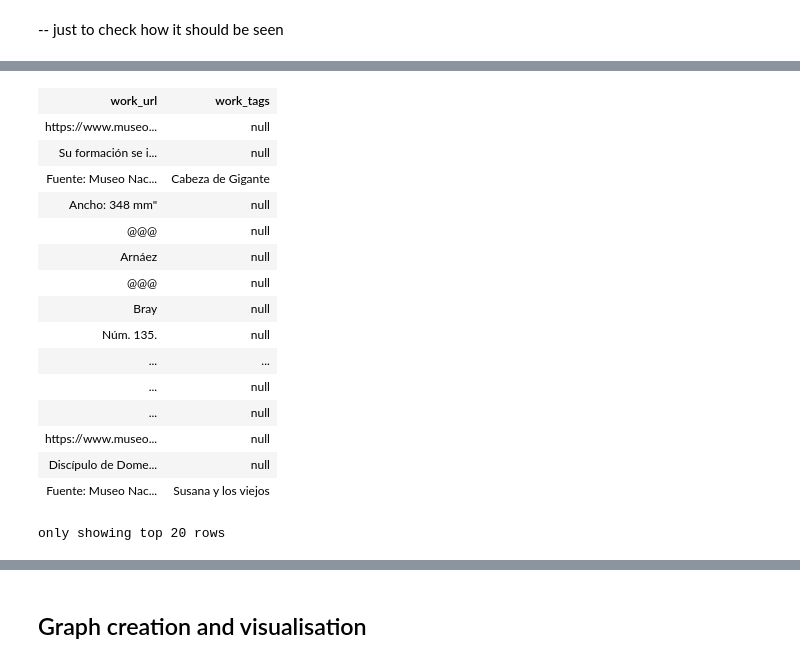
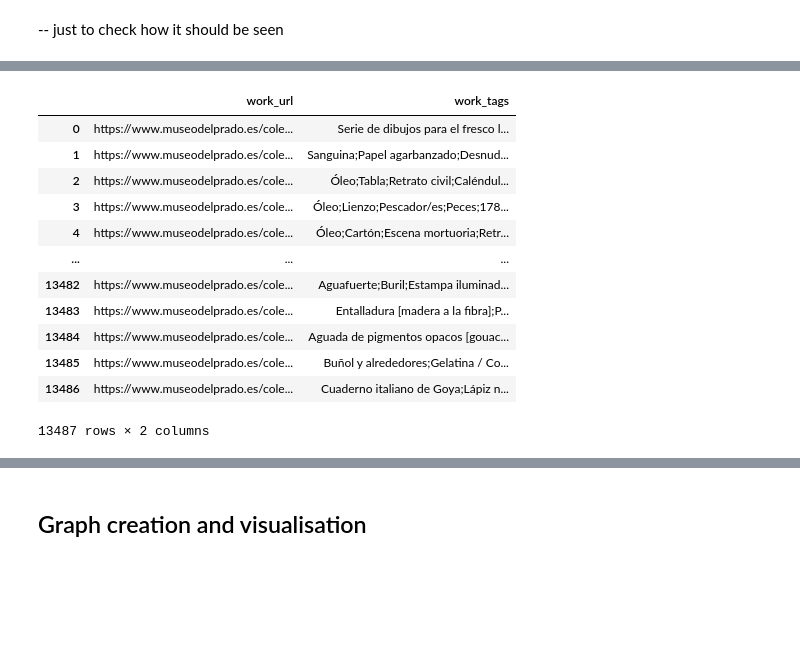
Before and after one commit to dariashcherbakovaaa/Algorithms-for-massive-data, a Jupyter notebook: Algorithms_for_massive_data.ipynb, the cells around one changed output, grey strips where cells are left out. Saved outputs shown, nothing was run; the diff lists cells and outputs as text; code cells hidden in the pictures; blank space fills up the shorter version.

```diff
--- a/Algorithms_for_massive_data.ipynb
+++ b/Algorithms_for_massive_data.ipynb
@@ -130,21 +69,3 @@ root
 # %%
-prado = prada_museum.select(['work_url', 'work_tags'])
+prado = prado_museum.select(['work_url', 'work_tags'])
 prado
-# %% [output]
-| work_url | work_tags |
-| https://www.museo... | null |
-| Su formación se i... | null |
-| Fuente: Museo Nac... | Cabeza de Gigante |
-| Ancho: 348 mm" | null |
-| @@@ | null |
-| Arnáez | null |
-| @@@ | null |
-| Bray | null |
-| Núm. 135. | null |
-| ... | ... |
-| ... | null |
-| ... | null |
-| https://www.museo... | null |
-| Discípulo de Dome... | null |
-| Fuente: Museo Nac... | Susana y los viejos |
-only showing top 20 rows
@@ -152,0 +72,16 @@ pr = prada_museum.select('work_image_url').rdd.map(lambda row: row['work_image_u
+# %%
+df[['work_url', 'work_tags']]
+# %% [output]
+|  | work_url | work_tags |
+| 0 | https://www.museodelprado.es/cole... | Serie de dibujos para el fresco l... |
+| 1 | https://www.museodelprado.es/cole... | Sanguina;Papel agarbanzado;Desnud... |
+| 2 | https://www.museodelprado.es/cole... | Óleo;Tabla;Retrato civil;Caléndul... |
+| 3 | https://www.museodelprado.es/cole... | Óleo;Lienzo;Pescador/es;Peces;178... |
+| 4 | https://www.museodelprado.es/cole... | Óleo;Cartón;Escena mortuoria;Retr... |
+| ... | ... | ... |
+| 13482 | https://www.museodelprado.es/cole... | Aguafuerte;Buril;Estampa iluminad... |
+| 13483 | https://www.museodelprado.es/cole... | Entalladura [madera a la fibra];P... |
+| 13484 | https://www.museodelprado.es/cole... | Aguada de pigmentos opacos [gouac... |
+| 13485 | https://www.museodelprado.es/cole... | Buñol y alrededores;Gelatina / Co... |
+| 13486 | https://www.museodelprado.es/cole... | Cuaderno italiano de Goya;Lápiz n... |
+13487 rows × 2 columns
```
Also changed, not shown: parts of 18 cells of this notebook.
